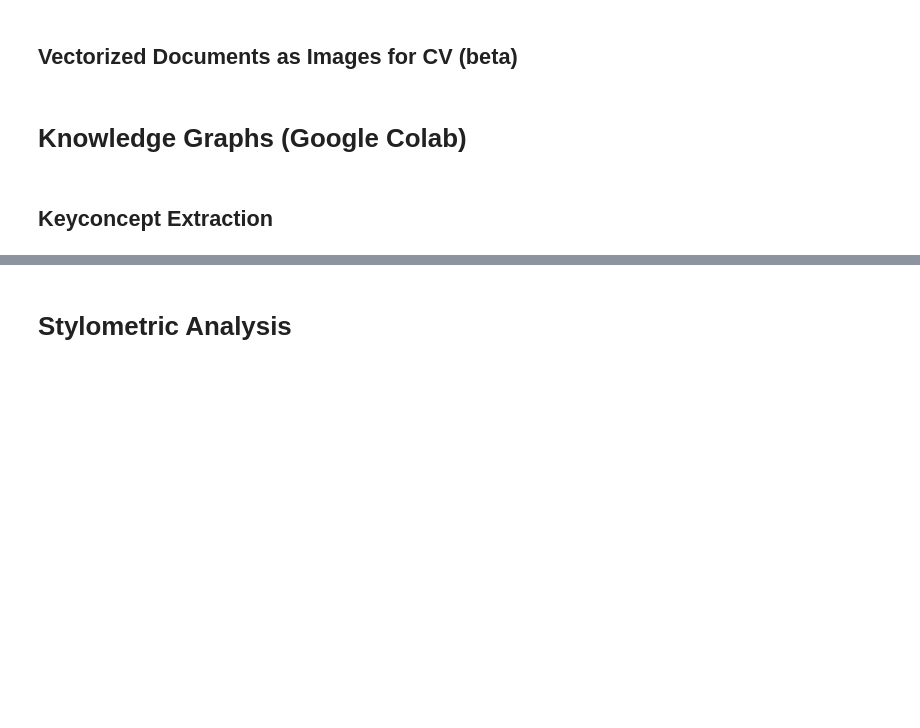
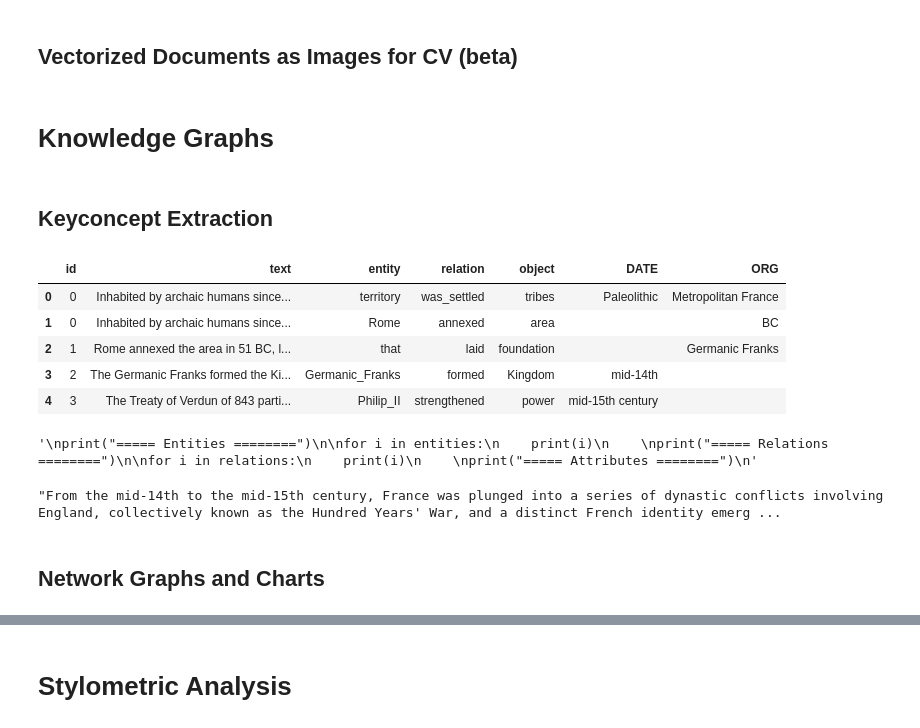
Before and after one commit to aaron68lee/NLP-Graphical-Knowledge-Mining, a Jupyter notebook: Topic_Modeling.ipynb, the cells around one changed output, grey strips where cells are left out. Drawn from its saved outputs; the diff is of its cells as text; code cells hidden in the pictures; blank space fills up the shorter version.

```diff
--- a/Topic_Modeling.ipynb
+++ b/Topic_Modeling.ipynb
@@ -1626,6 +1702,6 @@ plt.imshow(image_representation, cmap='gray')
 plt.axis('off')
 plt.show()
 # %% [markdown]
-#  **Knowledge Graphs (Google Colab)**
+#  **Knowledge Graphs**
-# %% [markdown]
-## Keyconcept Extraction
+# %% [markdown]
+## Keyconcept Extraction
@@ -1632,3 +1923,41 @@ plt.show()
+# %%
+
+## extract entities
+entities = extract_entities(sample_doc)# original_docs[0])
+## extract relations
+relations = extract_relations(sample_doc) #original_docs[0])
+## extract relations
+attributes, filtered = extract_attributes(sample_doc, ['DATE', 'ORG']) #original_docs[0])
+#display(attributes)
+display(filtered.head())
+
+'''
+print("===== Entities ========")
+
+for i in entities:
+    print(i)
+
+print("===== Relations ========")
+
+for i in relations:
+    print(i)
+
+print("===== Attributes ========")
+'''
+# %% [output]
+|  | id | text | entity | relation | object | DATE | ORG |
+| 0 | 0 | Inhabited by archaic humans since... | territory | was_settled | tribes | Paleolithic | Metropolitan France |
+| 1 | 0 | Inhabited by archaic humans since... | Rome | annexed | area |  | BC |
+| 2 | 1 | Rome annexed the area in 51 BC, l... | that | laid | foundation |  | Germanic Franks |
+| 3 | 2 | The Germanic Franks formed the Ki... | Germanic_Franks | formed | Kingdom | mid-14th |  |
+| 4 | 3 | The Treaty of Verdun of 843 parti... | Philip_II | strengthened | power | mid-15th century |  |
+'\nprint("===== Entities ========")\n\nfor i in entities:\n    print(i)\n    \nprint("===== Relations ========")\n\nfor i in relations:\n    print(i)\n    \nprint("===== Attributes ========")\n'
+# %%
+filtered['text'][8]
+# %% [output]
+"From the mid-14th to the mid-15th century, France was plunged into a series of dynastic conflicts involving England, collectively known as the Hundred Years' War, and a distinct French identity emerg ...
+# %% [markdown]
+## Network Graphs and Charts
 # %%
 import spacy
 import textacy #.ke
```
Also changed, not shown: parts of 58 cells of this notebook.
